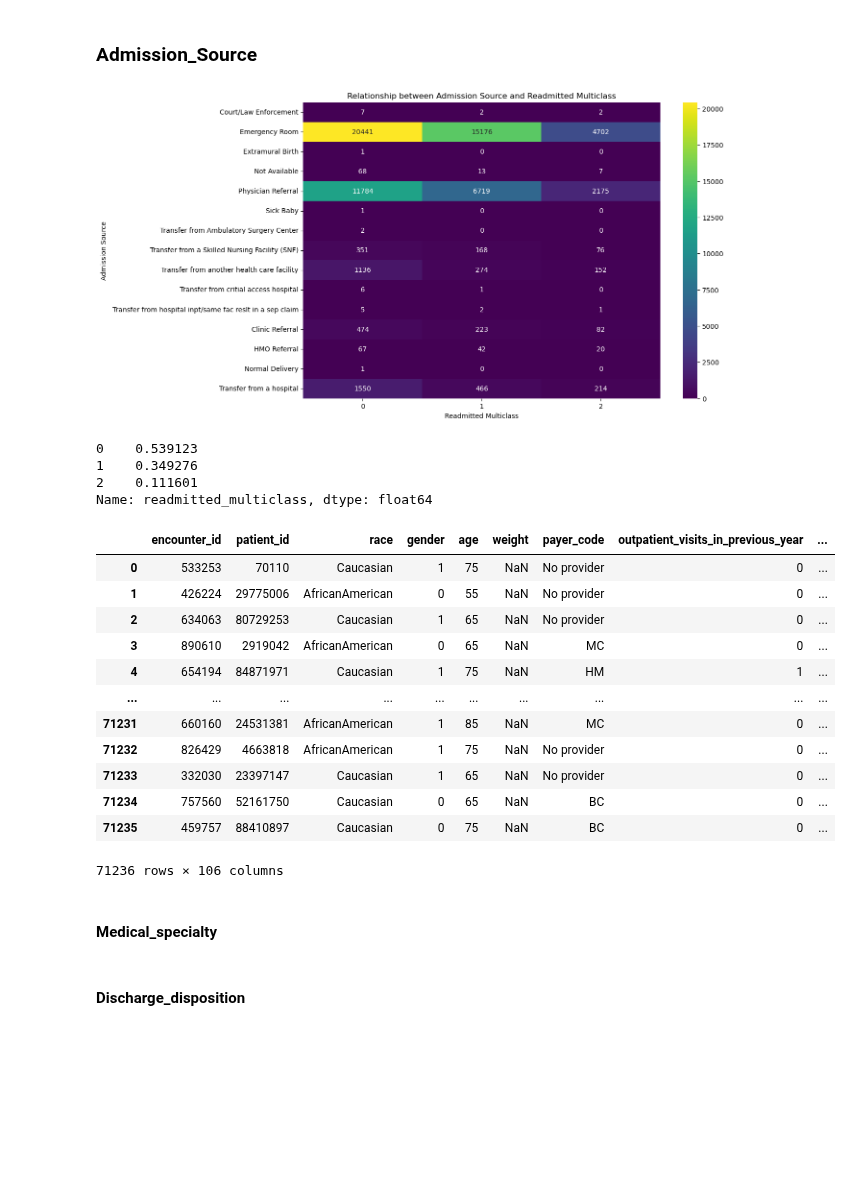
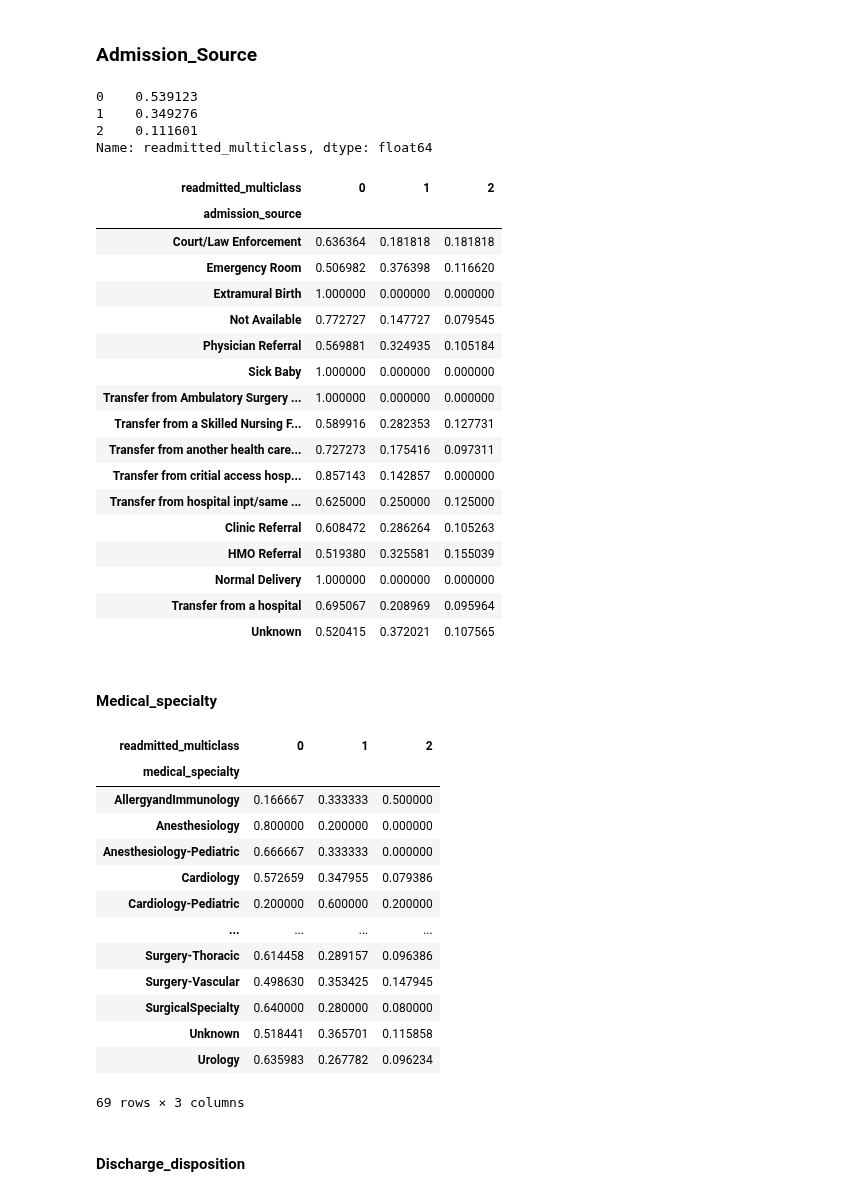
Before and after one commit to ontenkutsenko/ML_Hospital_Readmissions, a Jupyter notebook: Multiclass.ipynb, the cells around one changed output. Saved outputs shown, nothing was run; the diff lists cells and outputs as text; code cells hidden in the pictures; blank space fills up the shorter version.

Commit message:
Multiclass preprocess

```diff
--- a/Multiclass.ipynb
+++ b/Multiclass.ipynb
@@ -46,17 +37,4 @@ mapping = {'No': 0, '>30 days': 1, '<30 days': 2}
 df_train['readmitted_multiclass'] = df_train['readmitted_multiclass'].map(mapping)
 # %% [markdown]
 ### Admission_Source
-# %%
-# Create the contingency table
-crosstab_result = pd.crosstab(df_train['admission_source'], df_train['readmitted_multiclass'])
-
-# Plot the bar plot
-plt.figure(figsize=(12, 8))
-sns.heatmap(crosstab_result, annot=True, fmt='d', cmap='viridis', cbar=True)
-plt.title('Relationship between Admission Source and Readmitted Multiclass')
-plt.xlabel('Readmitted Multiclass')
-plt.ylabel('Admission Source')
-plt.show()
-# %% [output]
-[figure, removed]
 # %%
@@ -73,25 +52,25 @@ Name: readmitted_multiclass, dtype: float64
 # %%
 #Calculate the proportion of each class within each 'admission_source' and create columns
 counts_per_admission_source = df_train.groupby(['admission_source', 'readmitted_multiclass']).size()
 total_counts_per_admission_source = df_train['admission_source'].value_counts()
 admission_source_proportion = counts_per_admission_source.div(total_counts_per_admission_source, level='admission_source').unstack(fill_value=0)
-
-admission_source_proportion_reset = admission_source_proportion.reset_index()
-df_train = df_train.merge(admission_source_proportion_reset, on='admission_source', how='left')
-
-df_train.rename(columns={0: 'admission_source_0', 1:'admission_source_1', 2:'admission_source_2'}, inplace=True)
-df_train
+admission_source_proportion
 # %% [output]
-|  | encounter_id | patient_id | race | gender | age | weight | payer_code | outpatient_visits_in_previous_year | ... |
-| 0 | 533253 | 70110 | Caucasian | 1 | 75 | NaN | No provider | 0 | ... |
-| 1 | 426224 | 29775006 | AfricanAmerican | 0 | 55 | NaN | No provider | 0 | ... |
-| 2 | 634063 | 80729253 | Caucasian | 1 | 65 | NaN | No provider | 0 | ... |
-| 3 | 890610 | 2919042 | AfricanAmerican | 0 | 65 | NaN | MC | 0 | ... |
-| 4 | 654194 | 84871971 | Caucasian | 1 | 75 | NaN | HM | 1 | ... |
-| ... | ... | ... | ... | ... | ... | ... | ... | ... | ... |
-| 71231 | 660160 | 24531381 | AfricanAmerican | 1 | 85 | NaN | MC | 0 | ... |
-| 71232 | 826429 | 4663818 | AfricanAmerican | 1 | 75 | NaN | No provider | 0 | ... |
-| 71233 | 332030 | 23397147 | Caucasian | 1 | 65 | NaN | No provider | 0 | ... |
-| 71234 | 757560 | 52161750 | Caucasian | 0 | 65 | NaN | BC | 0 | ... |
-| 71235 | 459757 | 88410897 | Caucasian | 0 | 75 | NaN | BC | 0 | ... |
+| readmitted_multiclass | 0 | 1 | 2 |
+| admission_source |  |  |  |
+| Court/Law Enforcement | 0.636364 | 0.181818 | 0.181818 |
+| Emergency Room | 0.506982 | 0.376398 | 0.116620 |
+| Extramural Birth | 1.000000 | 0.000000 | 0.000000 |
+| Not Available | 0.772727 | 0.147727 | 0.079545 |
+| Physician Referral | 0.569881 | 0.324935 | 0.105184 |
+| Sick Baby | 1.000000 | 0.000000 | 0.000000 |
+| Transfer from Ambulatory Surgery ... | 1.000000 | 0.000000 | 0.000000 |
+| Transfer from a Skilled Nursing F... | 0.589916 | 0.282353 | 0.127731 |
+| Transfer from another health care... | 0.727273 | 0.175416 | 0.097311 |
+| Transfer from critial access hosp... | 0.857143 | 0.142857 | 0.000000 |
+| Transfer from hospital inpt/same ... | 0.625000 | 0.250000 | 0.125000 |
+| Clinic Referral | 0.608472 | 0.286264 | 0.105263 |
+| HMO Referral | 0.519380 | 0.325581 | 0.155039 |
+| Normal Delivery | 1.000000 | 0.000000 | 0.000000 |
+| Transfer from a hospital | 0.695067 | 0.208969 | 0.095964 |
+| Unknown | 0.520415 | 0.372021 | 0.107565 |
-71236 rows × 106 columns
@@ -126,14 +110,23 @@ df_train['admission_source_2_low'] = df_train['admission_source_2'].apply(lambda
 # Replacing missing values in 'medical_specialty' with a placeholder 'Unknown'
 df_train['medical_specialty'].fillna('Unknown', inplace=True)
 # %%
-# Calculate the proportion of each class within each 'medical_specialty' and create columns
+#calculate the proportion of each class within each 'medical_specialty' and create columns
 counts_per_medical_specialty = df_train.groupby(['medical_specialty', 'readmitted_multiclass']).size()
 total_counts_per_medical_specialty = df_train['medical_specialty'].value_counts()
 medical_specialty_proportion = counts_per_medical_specialty.div(total_counts_per_medical_specialty, level='medical_specialty').unstack(fill_value=0)
-
-# Reset the index
-medical_specialty_proportion_reset = medical_specialty_proportion.reset_index()
-df_train = df_train.merge(medical_specialty_proportion_reset, on='medical_specialty', how='left')
-
-# Rename columns
-df_train.rename(columns={0: 'medical_specialty_0', 1: 'medical_specialty_1', 2: 'medical_specialty_2'}, inplace=True)
+medical_specialty_proportion
+# %% [output]
+| readmitted_multiclass | 0 | 1 | 2 |
+| medical_specialty |  |  |  |
+| AllergyandImmunology | 0.166667 | 0.333333 | 0.500000 |
+| Anesthesiology | 0.800000 | 0.200000 | 0.000000 |
+| Anesthesiology-Pediatric | 0.666667 | 0.333333 | 0.000000 |
+| Cardiology | 0.572659 | 0.347955 | 0.079386 |
+| Cardiology-Pediatric | 0.200000 | 0.600000 | 0.200000 |
+| ... | ... | ... | ... |
+| Surgery-Thoracic | 0.614458 | 0.289157 | 0.096386 |
+| Surgery-Vascular | 0.498630 | 0.353425 | 0.147945 |
+| SurgicalSpecialty | 0.640000 | 0.280000 | 0.080000 |
+| Unknown | 0.518441 | 0.365701 | 0.115858 |
+| Urology | 0.635983 | 0.267782 | 0.096234 |
+69 rows × 3 columns
```
Also changed, not shown: parts of 16 cells of this notebook.
